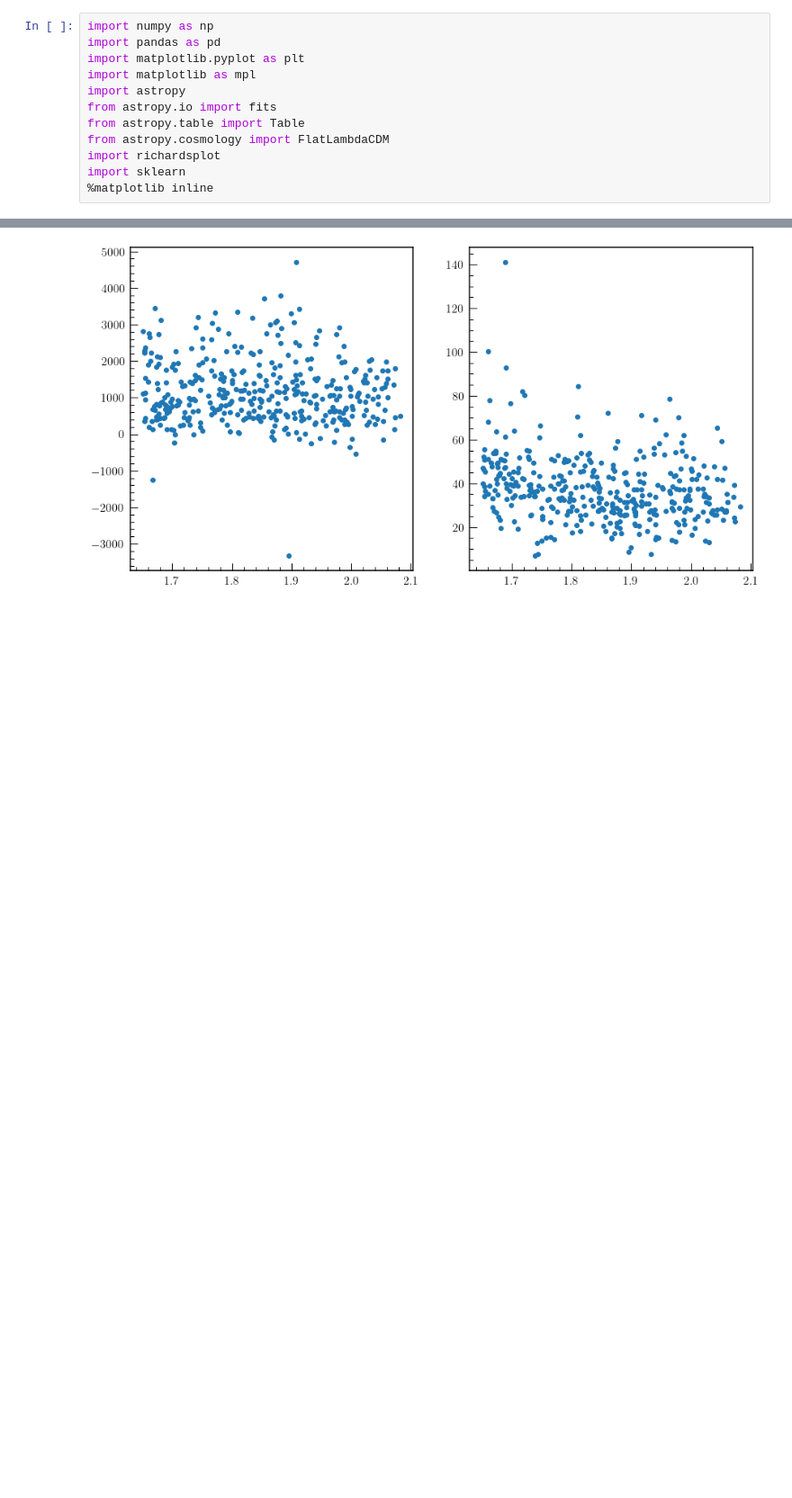
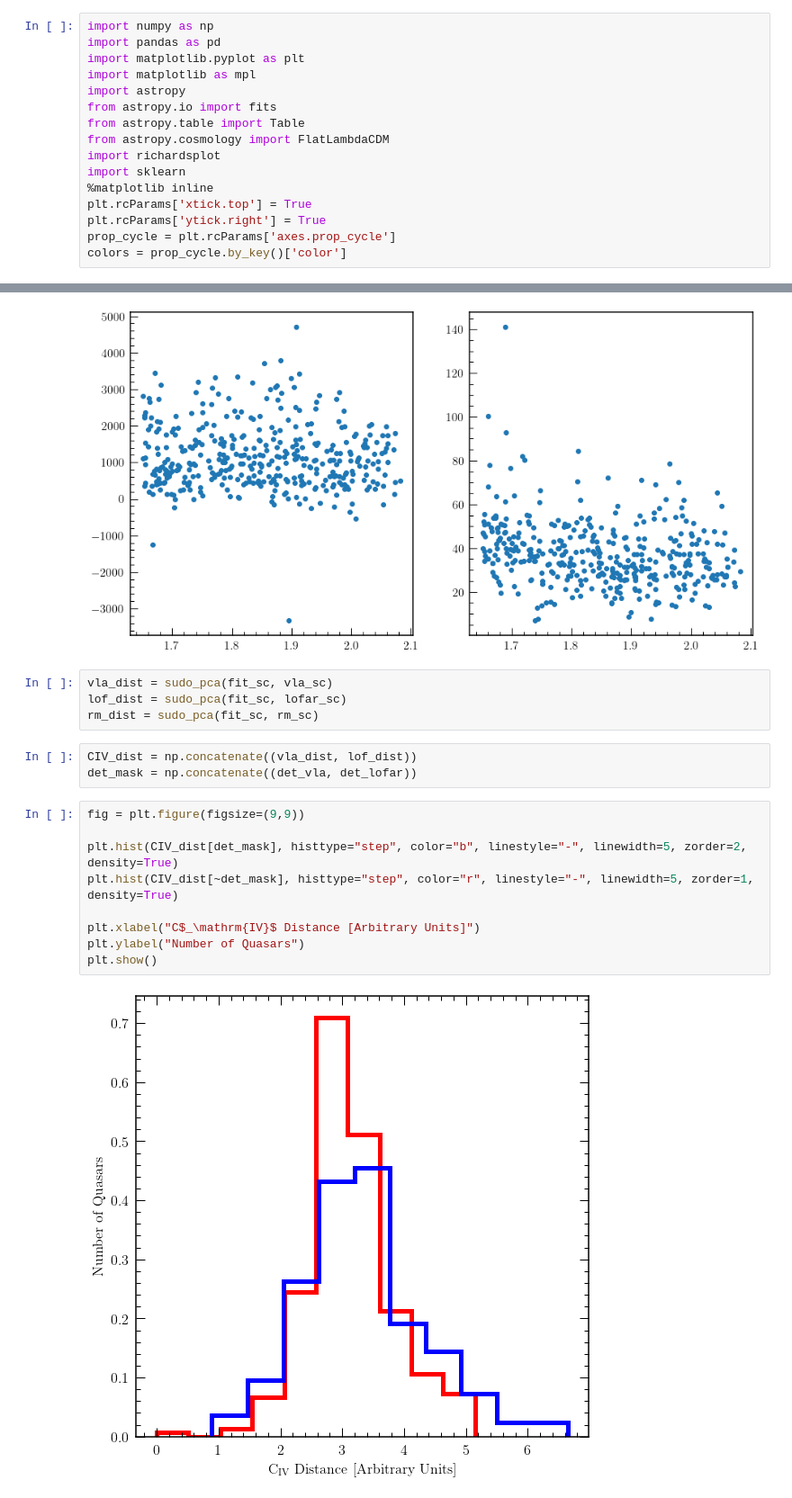
Before and after one commit to RichardsGroup/VLA2018b, a Jupyter notebook: CIVPlot_wLOFAR.ipynb, the cells around one changed output, grey strips where cells are left out. Shown at 90% size. Cells and saved outputs as stored; diff of their text form; blank space fills up the shorter version.

```diff
--- a/CIVPlot_wLOFAR.ipynb
+++ b/CIVPlot_wLOFAR.ipynb
@@ -14,6 +14,10 @@ from astropy.cosmology import FlatLambdaCDM
 import richardsplot
 import sklearn
 %matplotlib inline
+plt.rcParams['xtick.top'] = True
+plt.rcParams['ytick.right'] = True
+prop_cycle = plt.rcParams['axes.prop_cycle']
+colors = prop_cycle.by_key()['color']
 # %%
 #Equations
 
@@ -545,3 +552,21 @@ ax2.scatter(z_lofar, ew_lofar)
 # %% [output]
 <matplotlib.collections.PathCollection at 0x...>
 [figure]
+# %%
+vla_dist = sudo_pca(fit_sc, vla_sc)
+lof_dist = sudo_pca(fit_sc, lofar_sc)
+rm_dist = sudo_pca(fit_sc, rm_sc)
+# %%
+CIV_dist = np.concatenate((vla_dist, lof_dist))
+det_mask = np.concatenate((det_vla, det_lofar))
+# %%
+fig = plt.figure(figsize=(9,9))
+
+plt.hist(CIV_dist[det_mask], histtype="step", color="b", linestyle="-", linewidth=5, zorder=2, density=True)
+plt.hist(CIV_dist[~det_mask], histtype="step", color="r", linestyle="-", linewidth=5, zorder=1, density=True)
+
+plt.xlabel("C$_\mathrm{IV}$ Distance [Arbitrary Units]")
+plt.ylabel("Number of Quasars")
+plt.show()
+# %% [output]
+[figure, added]
```
Also changed, not shown: parts of 25 cells of this notebook.
